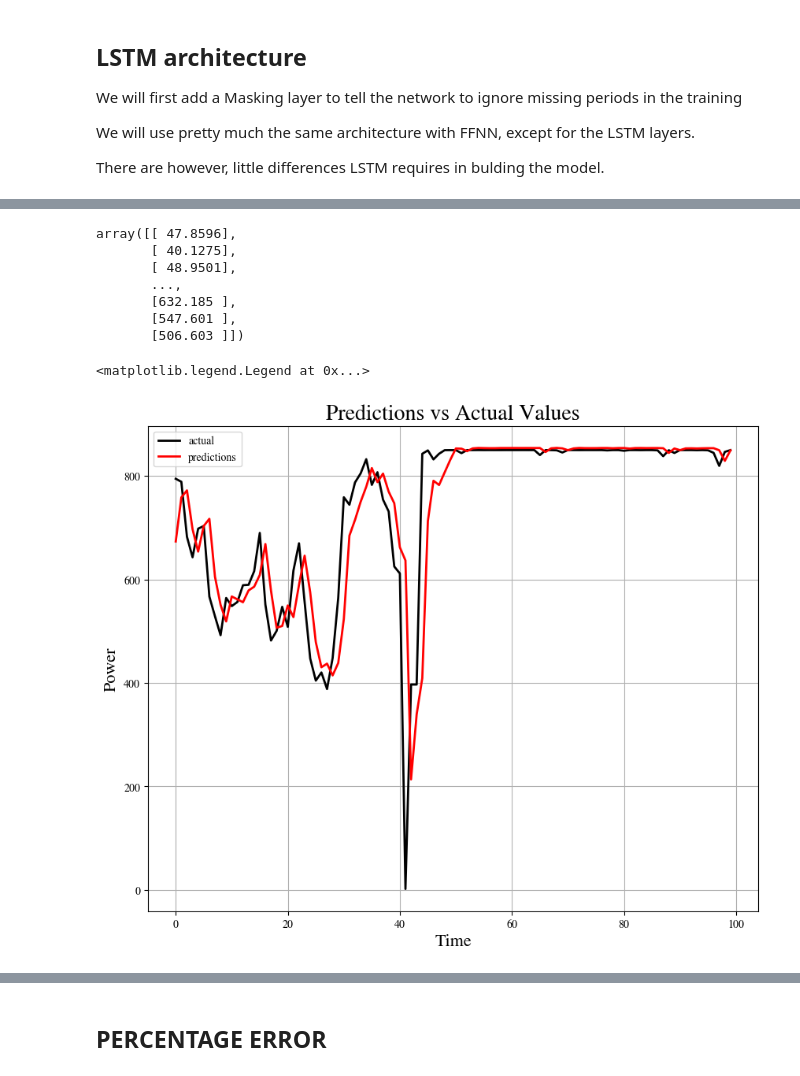
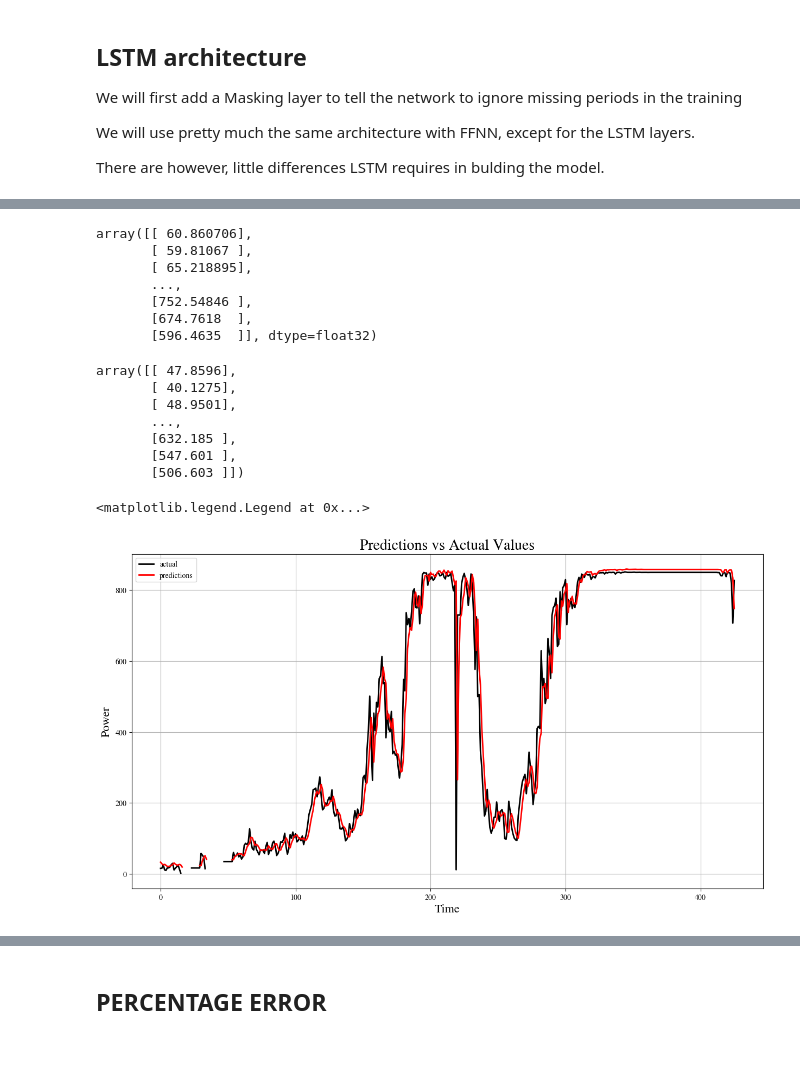
Before and after one commit to Brizzum/Final-project, a Jupyter notebook: UnivariateModel.ipynb, the cells around one changed output, grey strips where cells are left out. Saved outputs shown, nothing was run; the diff lists cells and outputs as text; code cells hidden in the pictures; blank space fills up the shorter version.

```diff
--- a/UnivariateModel.ipynb
+++ b/UnivariateModel.ipynb
@@ -393,5 +393,15 @@ predictions = model.predict(test_X)
 # %%
 predictions = scalery.inverse_transform(predictions)
+# %%
+predictions
+# %% [output]
+array([[ 60.860706],
+       [ 59.81067 ],
+       [ 65.218895],
+       ...,
+       [752.54846 ],
+       [674.7618  ],
+       [596.4635  ]], dtype=float32)
 # %%
 test_Y = scalery.inverse_transform(test_Y)
 test_Y
@@ -405,17 +415,17 @@ array([[ 47.8596],
        [506.603 ]])
 # %%
 # plot the predictions
-plt.figure(figsize=(10,8))
+plt.figure(figsize=(15,8))
 
-plt.plot(test_Y[6500:6600,-1], 'k', label='actual', linewidth=2)
-plt.plot(predictions[6500:6600],'-r', label='predictions', linewidth=2)
+plt.plot(test_Y[150:144*4,-1], 'k', label='actual', linewidth=2)
+plt.plot(predictions[150:144*4],'-r', label='predictions', linewidth=2)
 plt.grid(True)
 
 plt.title('Predictions vs Actual Values', fontsize=20)
 plt.xlabel('Time', fontsize=16)
 plt.ylabel('Power', fontsize=16)
 
 plt.legend()
 # %% [output]
 <matplotlib.legend.Legend at 0x...>
-[figure, old version]
+[figure, new version]
```
Also changed, not shown: parts of 9 cells of this notebook, 57 other files.
